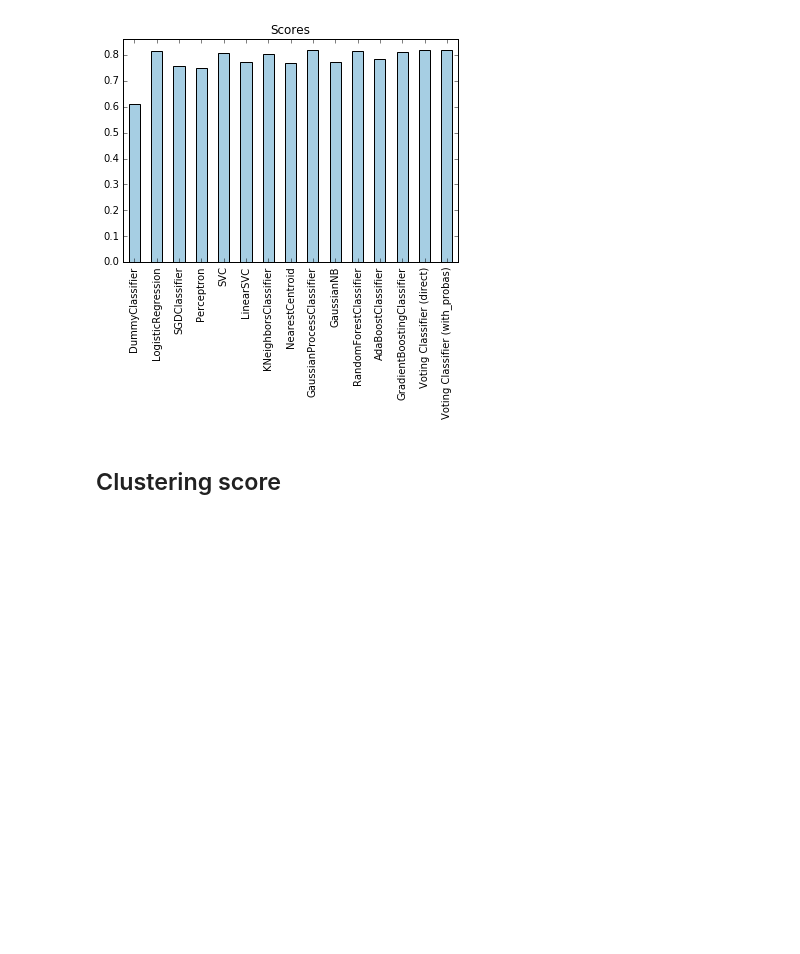
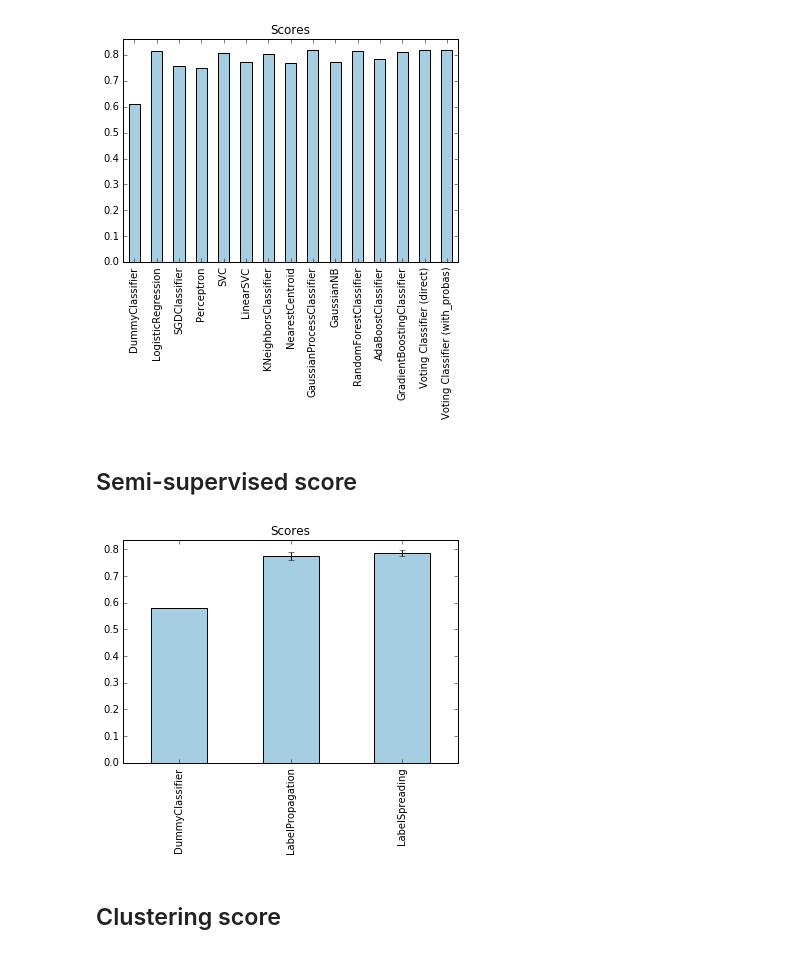
Before and after one commit to dangall/FullDataAnalysisPipeline, a Jupyter notebook: Predictions.ipynb, the cells around one changed output. Saved outputs shown, nothing was run; the diff lists cells and outputs as text; code cells hidden in the pictures; blank space fills up the shorter version.

```diff
--- a/Predictions.ipynb
+++ b/Predictions.ipynb
@@ -1672,6 +1673,25 @@ if clusteringtype=="supervised":
     plot = plotScores(mean_and_std_dataframe)
 # %% [output]
 [figure]
+# %% [markdown]
+## Semi-supervised score
+# %%
+#================================================================================================
+# USER INPUT!
+
+bestsemisupervmodels = bestsemisupervclassifs
+
+#================================================================================================
+# FROM HERE ON IT'S AUTOMATIC
+if predictiontype=="classification":
+    scoresanderrors = [list(accurateScore(semisupervisedXypairs[semimdl[-1]][0], semisupervisedXypairs[semimdl[-1]][1],
+                                          semimdl[0], typeoflearning="semisupervised", numiterations=10, witherror=True))
+                       for semimdl in bestsemisupervmodels]
+    semisuprvnames = [getModelName(mdl[0].steps[-1][1]) for mdl in bestsemisupervclassifs]
+    mean_and_std_dataframe = pd.DataFrame(scoresanderrors, index=semisuprvnames, columns=["Mean","StandardDeviation"])
+    plotScores(mean_and_std_dataframe)
+# %% [output]
+[figure, added]
 # %% [markdown]
 ## Clustering score
 # %% [markdown]
```
Also changed, not shown: parts of 28 cells of this notebook.
